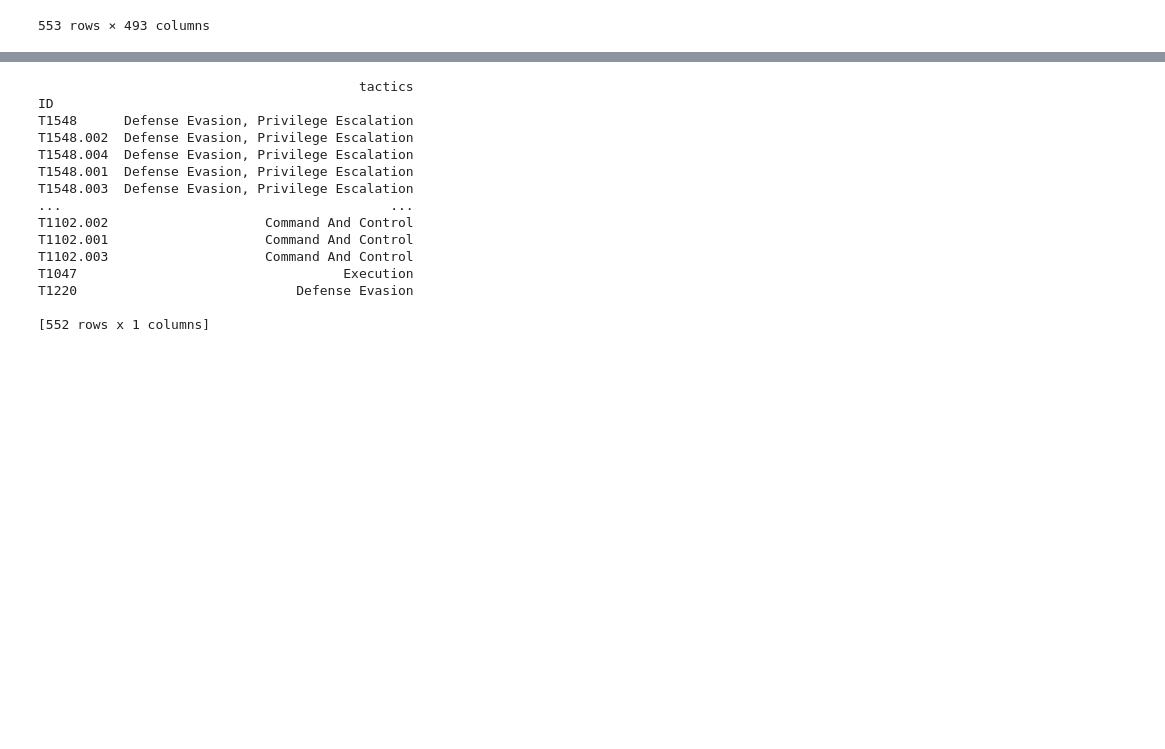
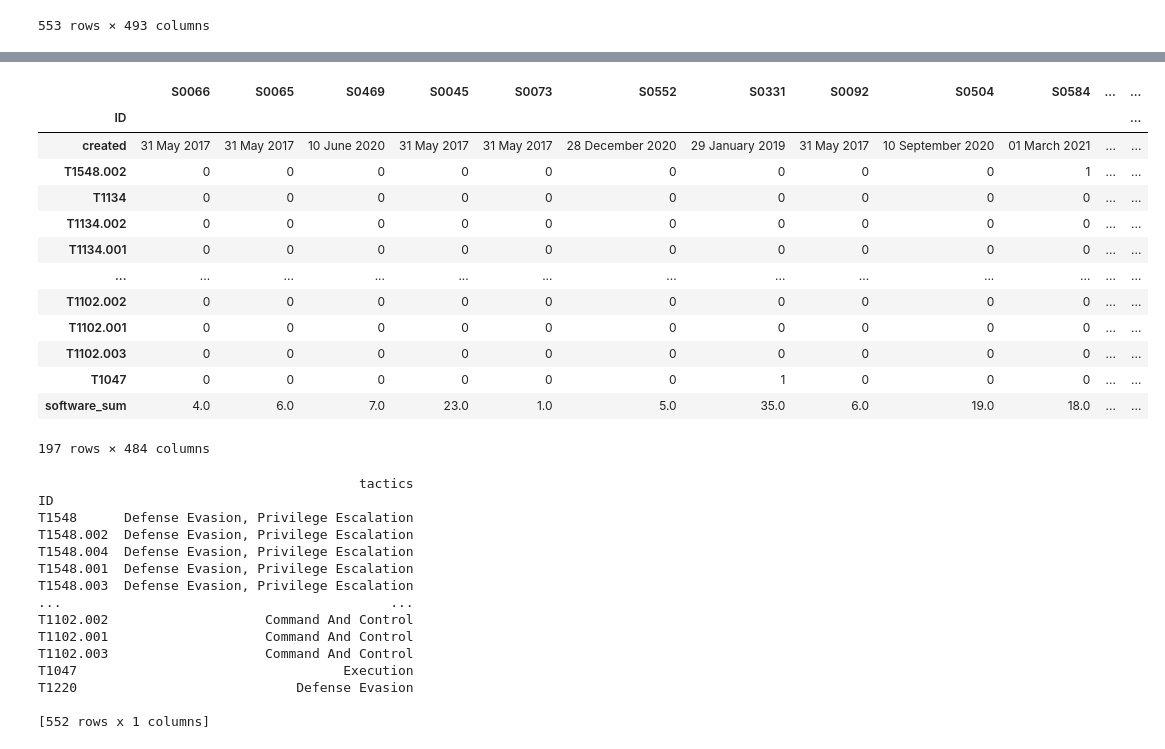
Before and after one commit to tobiasbudig/attack-hypotheses-generation, a Jupyter notebook: explorative-datenanalyse.ipynb, the cells around one changed output, grey strips where cells are left out. Cells and saved outputs as stored; diff of their text form; code cells hidden in the pictures; blank space fills up the shorter version.

```diff
--- a/explorative-datenanalyse.ipynb
+++ b/explorative-datenanalyse.ipynb
@@ -131,0 +157,18 @@ with pd.ExcelWriter('./Data collection MITRE ATT&CK_Progress.xlsx', engine="open
+# %%
+dfmatrix = dfmatrix.transpose().drop(dfmatrix.transpose()[dfmatrix.transpose()['software_sum'] < 1].index[:-1]).transpose()
+dfmatrix
+# %% [output]
+|  | S0066 | S0065 | S0469 | S0045 | S0073 | S0552 | S0331 | S0092 | S0504 | S0584 | ... | ... |
+| ID |  |  |  |  |  |  |  |  |  |  |  | ... |
+| created | 31 May 2017 | 31 May 2017 | 10 June 2020 | 31 May 2017 | 31 May 2017 | 28 December 2020 | 29 January 2019 | 31 May 2017 | 10 September 2020 | 01 March 2021 | ... | ... |
+| T1548.002 | 0 | 0 | 0 | 0 | 0 | 0 | 0 | 0 | 0 | 1 | ... | ... |
+| T1134 | 0 | 0 | 0 | 0 | 0 | 0 | 0 | 0 | 0 | 0 | ... | ... |
+| T1134.002 | 0 | 0 | 0 | 0 | 0 | 0 | 0 | 0 | 0 | 0 | ... | ... |
+| T1134.001 | 0 | 0 | 0 | 0 | 0 | 0 | 0 | 0 | 0 | 0 | ... | ... |
+| ... | ... | ... | ... | ... | ... | ... | ... | ... | ... | ... | ... | ... |
+| T1102.002 | 0 | 0 | 0 | 0 | 0 | 0 | 0 | 0 | 0 | 0 | ... | ... |
+| T1102.001 | 0 | 0 | 0 | 0 | 0 | 0 | 0 | 0 | 0 | 0 | ... | ... |
+| T1102.003 | 0 | 0 | 0 | 0 | 0 | 0 | 0 | 0 | 0 | 0 | ... | ... |
+| T1047 | 0 | 0 | 0 | 0 | 0 | 0 | 1 | 0 | 0 | 0 | ... | ... |
+| software_sum | 4.0 | 6.0 | 7.0 | 23.0 | 1.0 | 5.0 | 35.0 | 6.0 | 19.0 | 18.0 | ... | ... |
+197 rows × 484 columns
```
Also changed, not shown: parts of 8 cells of this notebook, 18 other files.
